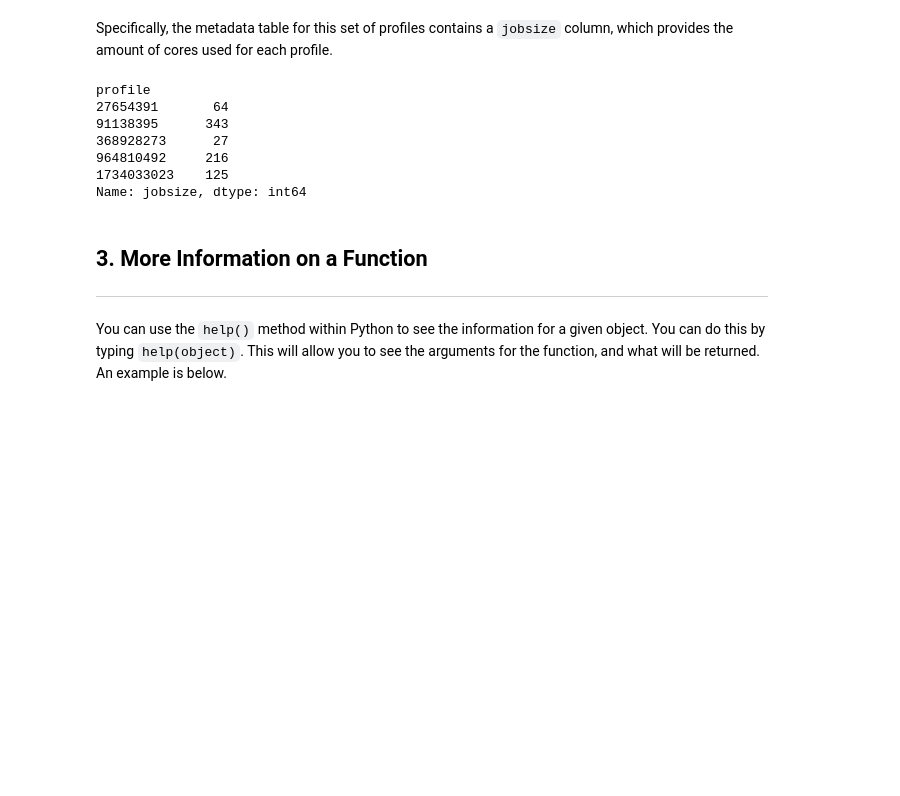
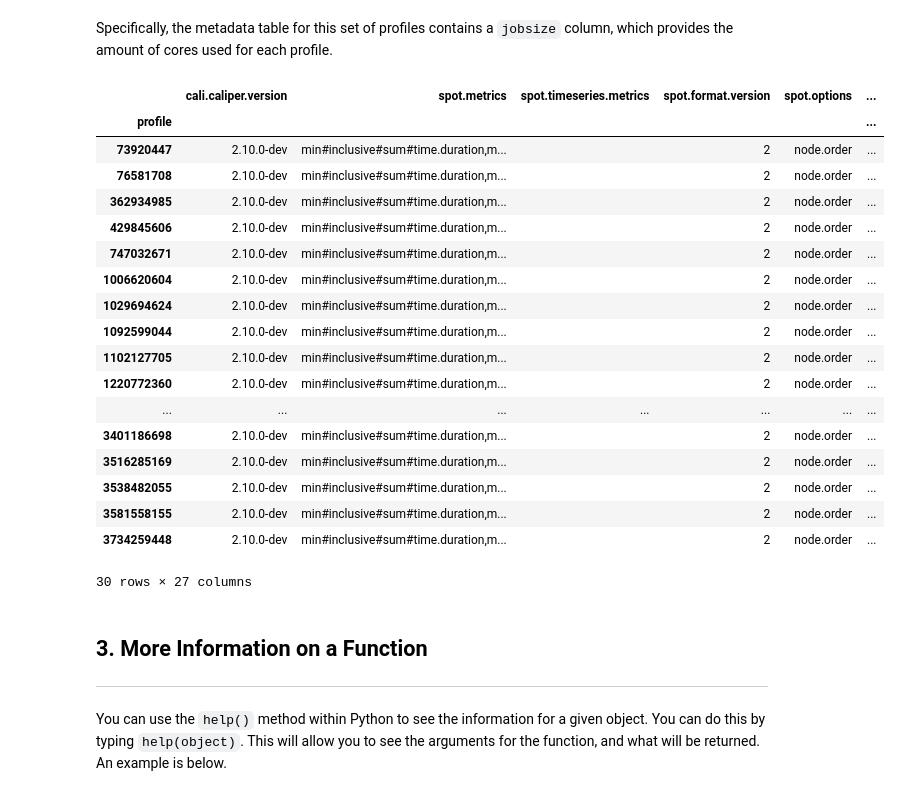
Before and after one commit to LLNL/thicket-tutorial, a Jupyter notebook: notebooks/02_extrap-with-metadata-aggregated.ipynb, the cells around one changed output. Cells and saved outputs as stored; diff of their text form; code cells hidden in the pictures; blank space fills up the shorter version.

```diff
--- a/notebooks/02_extrap-with-metadata-aggregated.ipynb
+++ b/notebooks/02_extrap-with-metadata-aggregated.ipynb
@@ -39,16 +38,27 @@ t_ens = th.Thicket.from_caliperreader(data)
 # %% [markdown]
 Specifically, the metadata table for this set of profiles contains a `jobsize` column, which provides the amount of cores used for each profile.
 # %%
-t_ens.metadata["jobsize"]
-#t_ens.metadata
+t_ens.metadata
 # %% [output]
+|  | cali.caliper.version | spot.metrics | spot.timeseries.metrics | spot.format.version | spot.options | ... |
+| profile |  |  |  |  |  | ... |
+| 73920447 | 2.10.0-dev | min#inclusive#sum#time.duration,m... |  | 2 | node.order | ... |
+| 76581708 | 2.10.0-dev | min#inclusive#sum#time.duration,m... |  | 2 | node.order | ... |
+| 362934985 | 2.10.0-dev | min#inclusive#sum#time.duration,m... |  | 2 | node.order | ... |
+| 429845606 | 2.10.0-dev | min#inclusive#sum#time.duration,m... |  | 2 | node.order | ... |
+| 747032671 | 2.10.0-dev | min#inclusive#sum#time.duration,m... |  | 2 | node.order | ... |
+| 1006620604 | 2.10.0-dev | min#inclusive#sum#time.duration,m... |  | 2 | node.order | ... |
+| 1029694624 | 2.10.0-dev | min#inclusive#sum#time.duration,m... |  | 2 | node.order | ... |
+| 1092599044 | 2.10.0-dev | min#inclusive#sum#time.duration,m... |  | 2 | node.order | ... |
+| 1102127705 | 2.10.0-dev | min#inclusive#sum#time.duration,m... |  | 2 | node.order | ... |
+| 1220772360 | 2.10.0-dev | min#inclusive#sum#time.duration,m... |  | 2 | node.order | ... |
+| ... | ... | ... | ... | ... | ... | ... |
+| 3401186698 | 2.10.0-dev | min#inclusive#sum#time.duration,m... |  | 2 | node.order | ... |
+| 3516285169 | 2.10.0-dev | min#inclusive#sum#time.duration,m... |  | 2 | node.order | ... |
+| 3538482055 | 2.10.0-dev | min#inclusive#sum#time.duration,m... |  | 2 | node.order | ... |
+| 3581558155 | 2.10.0-dev | min#inclusive#sum#time.duration,m... |  | 2 | node.order | ... |
+| 3734259448 | 2.10.0-dev | min#inclusive#sum#time.duration,m... |  | 2 | node.order | ... |
-profile
-27654391       64
-91138395      343
-368928273      27
-964810492     216
-1734033023    125
-Name: jobsize, dtype: int64
+30 rows × 27 columns
 # %% [markdown]
 ## 3. More Information on a Function
 ***
```
Also changed, not shown: parts of 16 cells of this notebook.
